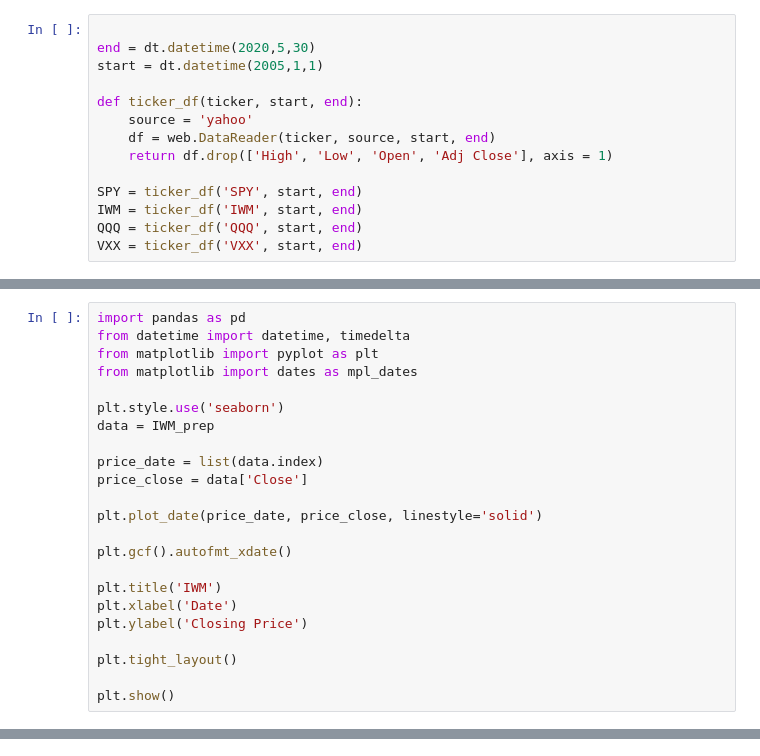
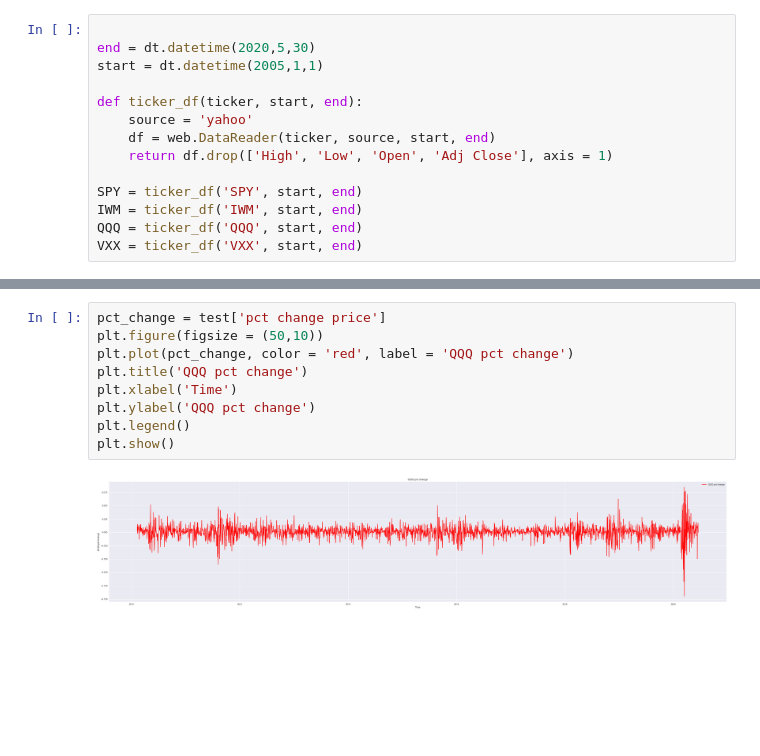
Before and after one commit to albud187/stock_analytics_prediction, a Jupyter notebook: create_time_series_df.ipynb, the cells around one changed output, grey strips where cells are left out. Cells and saved outputs as stored; diff of their text form; blank space fills up the shorter version.

```diff
--- a/create_time_series_df.ipynb
+++ b/create_time_series_df.ipynb
@@ -120,23 +170,0 @@ QQQ_prep.to_csv('QQQ_2005-02-08_to_2020-05-29.csv')
-# %%
-import pandas as pd
-from datetime import datetime, timedelta
-from matplotlib import pyplot as plt
-from matplotlib import dates as mpl_dates
-
-plt.style.use('seaborn')
-data = IWM_prep
-
-price_date = list(data.index)
-price_close = data['Close']
-
-plt.plot_date(price_date, price_close, linestyle='solid')
-
-plt.gcf().autofmt_xdate()
-
-plt.title('IWM')
-plt.xlabel('Date')
-plt.ylabel('Closing Price')
-
-plt.tight_layout()
-
-plt.show()
@@ -144,0 +171,11 @@ plt.show()
+# %%
+pct_change = test['pct change price']
+plt.figure(figsize = (50,10))
+plt.plot(pct_change, color = 'red', label = 'QQQ pct change')
+plt.title('QQQ pct change')
+plt.xlabel('Time')
+plt.ylabel('QQQ pct change')
+plt.legend()
+plt.show()
+# %% [output]
+[figure, added]
```
Also changed, not shown: parts of 9 cells of this notebook, 2 other files.
